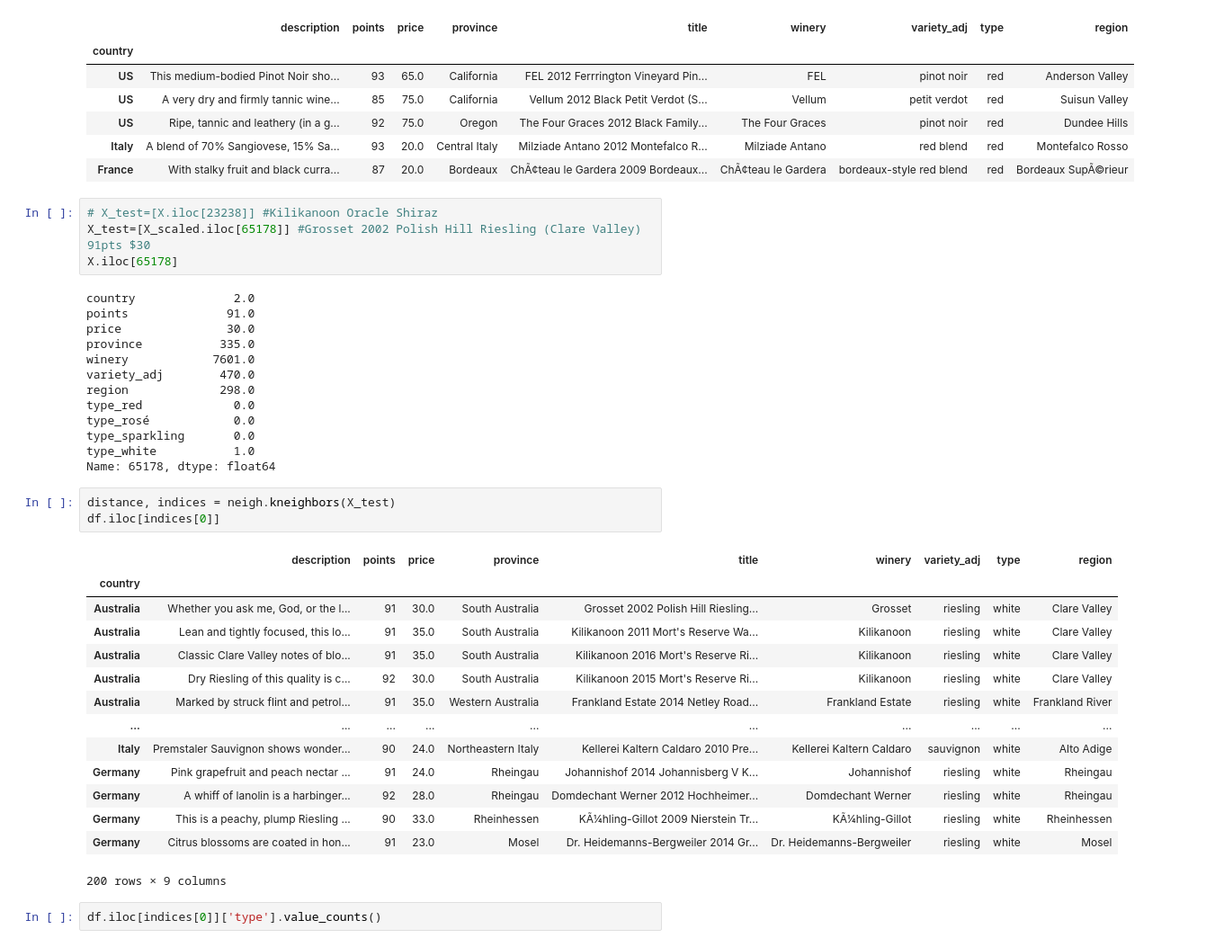
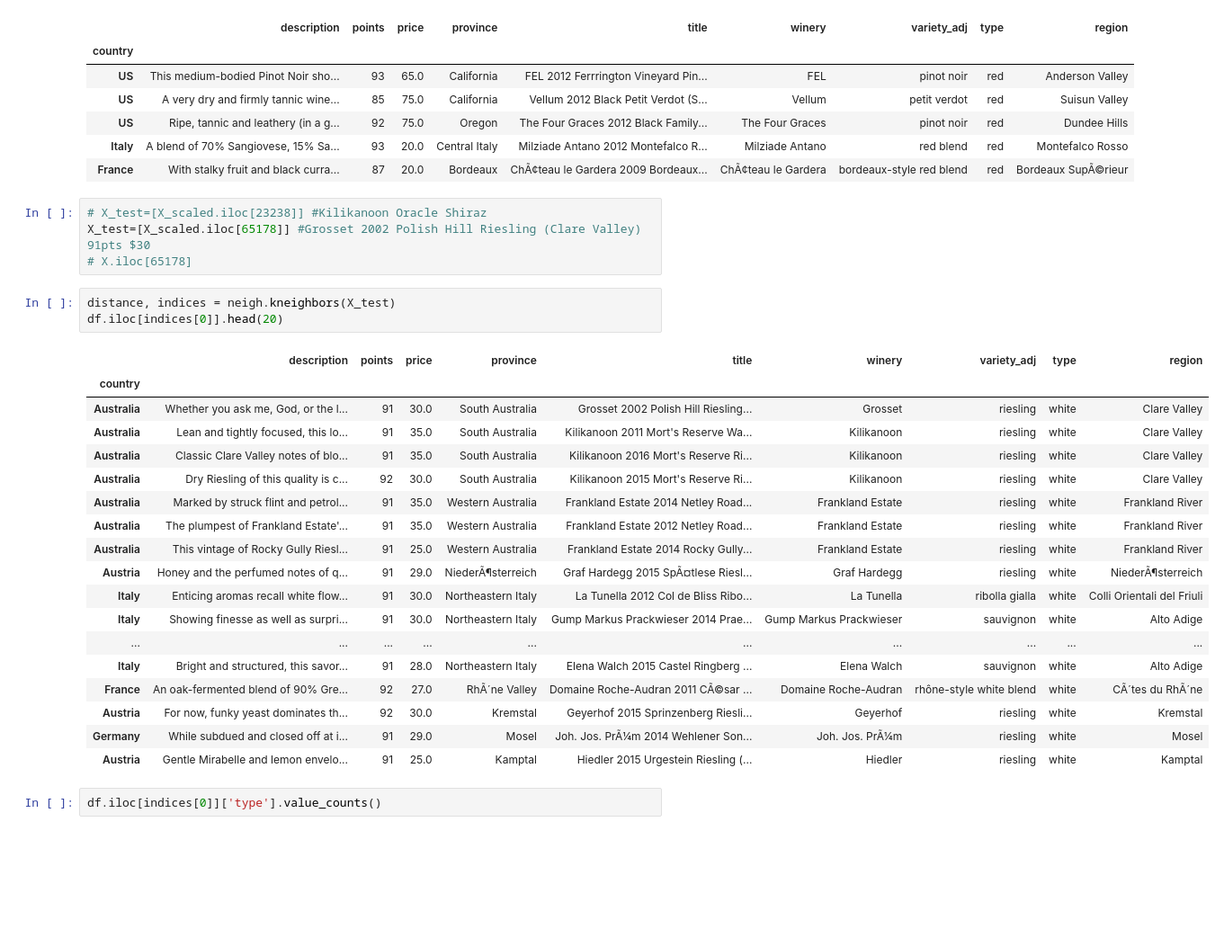
Before and after one commit to fmdalcin/WineGen_old, a Jupyter notebook: notebooks/model_training_NearestNeighbors.ipynb, the cells around one changed output. Shown at 90% size. Drawn from its saved outputs; the diff is of its cells as text; blank space fills up the shorter version.

```diff
--- a/notebooks/model_training_NearestNeighbors.ipynb
+++ b/notebooks/model_training_NearestNeighbors.ipynb
@@ -96,40 +96,31 @@ df.iloc[X_test.index]
 | Italy | A blend of 70% Sangiovese, 15% Sa... | 93 | 20.0 | Central Italy | Milziade Antano 2012 Montefalco R... | Milziade Antano | red blend | red | Montefalco Rosso |
 | France | With stalky fruit and black curra... | 87 | 20.0 | Bordeaux | ChÃ¢teau le Gardera 2009 Bordeaux... | ChÃ¢teau le Gardera | bordeaux-style red blend | red | Bordeaux SupÃ©rieur |
 # %%
-# X_test=[X.iloc[23238]] #Kilikanoon Oracle Shiraz
+# X_test=[X_scaled.iloc[23238]] #Kilikanoon Oracle Shiraz
 X_test=[X_scaled.iloc[65178]] #Grosset 2002 Polish Hill Riesling (Clare Valley) 91pts $30
-X.iloc[65178]
+# X.iloc[65178]
-# %% [output]
-country              2.0
-points              91.0
-price               30.0
-province           335.0
-winery            7601.0
-variety_adj        470.0
-region             298.0
-type_red             0.0
-type_rosé            0.0
-type_sparkling       0.0
-type_white           1.0
-Name: 65178, dtype: float64
 # %%
 distance, indices = neigh.kneighbors(X_test)
-df.iloc[indices[0]]
+df.iloc[indices[0]].head(20)
 # %% [output]
 |  | description | points | price | province | title | winery | variety_adj | type | region |
 | country |  |  |  |  |  |  |  |  |  |
 | Australia | Whether you ask me, God, or the l... | 91 | 30.0 | South Australia | Grosset 2002 Polish Hill Riesling... | Grosset | riesling | white | Clare Valley |
 | Australia | Lean and tightly focused, this lo... | 91 | 35.0 | South Australia | Kilikanoon 2011 Mort's Reserve Wa... | Kilikanoon | riesling | white | Clare Valley |
 | Australia | Classic Clare Valley notes of blo... | 91 | 35.0 | South Australia | Kilikanoon 2016 Mort's Reserve Ri... | Kilikanoon | riesling | white | Clare Valley |
 | Australia | Dry Riesling of this quality is c... | 92 | 30.0 | South Australia | Kilikanoon 2015 Mort's Reserve Ri... | Kilikanoon | riesling | white | Clare Valley |
 | Australia | Marked by struck flint and petrol... | 91 | 35.0 | Western Australia | Frankland Estate 2014 Netley Road... | Frankland Estate | riesling | white | Frankland River |
+| Australia | The plumpest of Frankland Estate'... | 91 | 35.0 | Western Australia | Frankland Estate 2012 Netley Road... | Frankland Estate | riesling | white | Frankland River |
+| Australia | This vintage of Rocky Gully Riesl... | 91 | 25.0 | Western Australia | Frankland Estate 2014 Rocky Gully... | Frankland Estate | riesling | white | Frankland River |
+| Austria | Honey and the perfumed notes of q... | 91 | 29.0 | NiederÃ¶sterreich | Graf Hardegg 2015 SpÃ¤tlese Riesl... | Graf Hardegg | riesling | white | NiederÃ¶sterreich |
+| Italy | Enticing aromas recall white flow... | 91 | 30.0 | Northeastern Italy | La Tunella 2012 Col de Bliss Ribo... | La Tunella | ribolla gialla | white | Colli Orientali del Friuli |
+| Italy | Showing finesse as well as surpri... | 91 | 30.0 | Northeastern Italy | Gump Markus Prackwieser 2014 Prae... | Gump Markus Prackwieser | sauvignon | white | Alto Adige |
 | ... | ... | ... | ... | ... | ... | ... | ... | ... | ... |
-| Italy | Premstaler Sauvignon shows wonder... | 90 | 24.0 | Northeastern Italy | Kellerei Kaltern Caldaro 2010 Pre... | Kellerei Kaltern Caldaro | sauvignon | white | Alto Adige |
-| Germany | Pink grapefruit and peach nectar ... | 91 | 24.0 | Rheingau | Johannishof 2014 Johannisberg V K... | Johannishof | riesling | white | Rheingau |
-| Germany | A whiff of lanolin is a harbinger... | 92 | 28.0 | Rheingau | Domdechant Werner 2012 Hochheimer... | Domdechant Werner | riesling | white | Rheingau |
-| Germany | This is a peachy, plump Riesling ... | 90 | 33.0 | Rheinhessen | KÃ¼hling-Gillot 2009 Nierstein Tr... | KÃ¼hling-Gillot | riesling | white | Rheinhessen |
-| Germany | Citrus blossoms are coated in hon... | 91 | 23.0 | Mosel | Dr. Heidemanns-Bergweiler 2014 Gr... | Dr. Heidemanns-Bergweiler | riesling | white | Mosel |
+| Italy | Bright and structured, this savor... | 91 | 28.0 | Northeastern Italy | Elena Walch 2015 Castel Ringberg ... | Elena Walch | sauvignon | white | Alto Adige |
+| France | An oak-fermented blend of 90% Gre... | 92 | 27.0 | RhÃ´ne Valley | Domaine Roche-Audran 2011 CÃ©sar ... | Domaine Roche-Audran | rhône-style white blend | white | CÃ´tes du RhÃ´ne |
+| Austria | For now, funky yeast dominates th... | 92 | 30.0 | Kremstal | Geyerhof 2015 Sprinzenberg Riesli... | Geyerhof | riesling | white | Kremstal |
+| Germany | While subdued and closed off at i... | 91 | 29.0 | Mosel | Joh. Jos. PrÃ¼m 2014 Wehlener Son... | Joh. Jos. PrÃ¼m | riesling | white | Mosel |
+| Austria | Gentle Mirabelle and lemon envelo... | 91 | 25.0 | Kamptal | Hiedler 2015 Urgestein Riesling (... | Hiedler | riesling | white | Kamptal |
-200 rows × 9 columns
 # %%
 df.iloc[indices[0]]['type'].value_counts()
 # %% [output]
```
Also changed, not shown: parts of 1 cell of this notebook, 1 other file.
